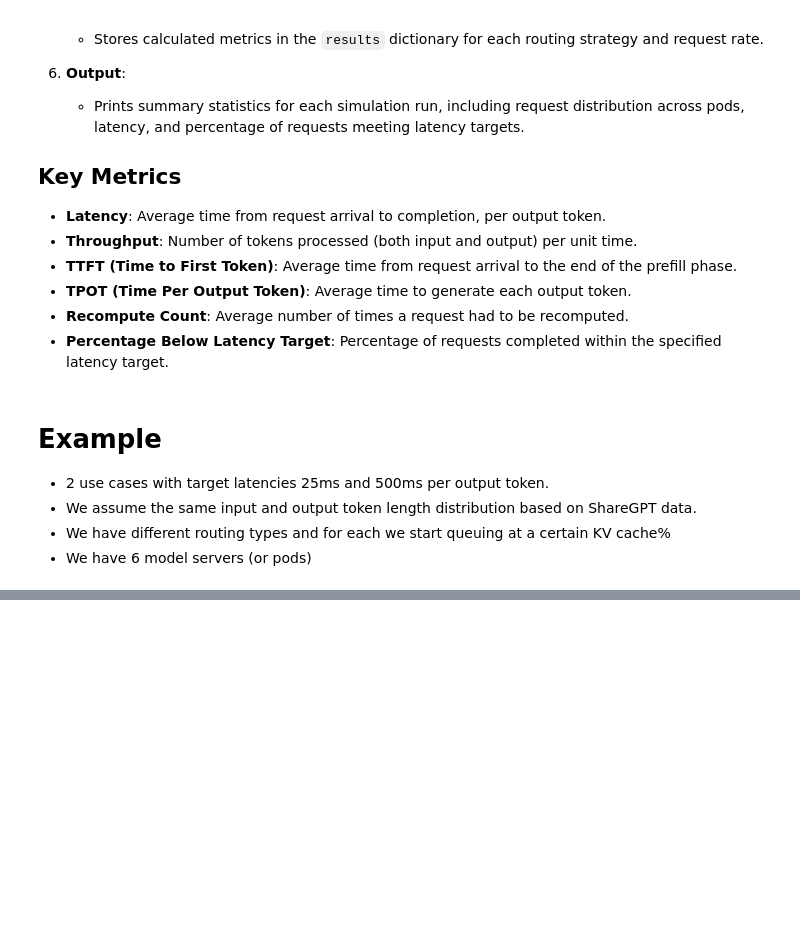
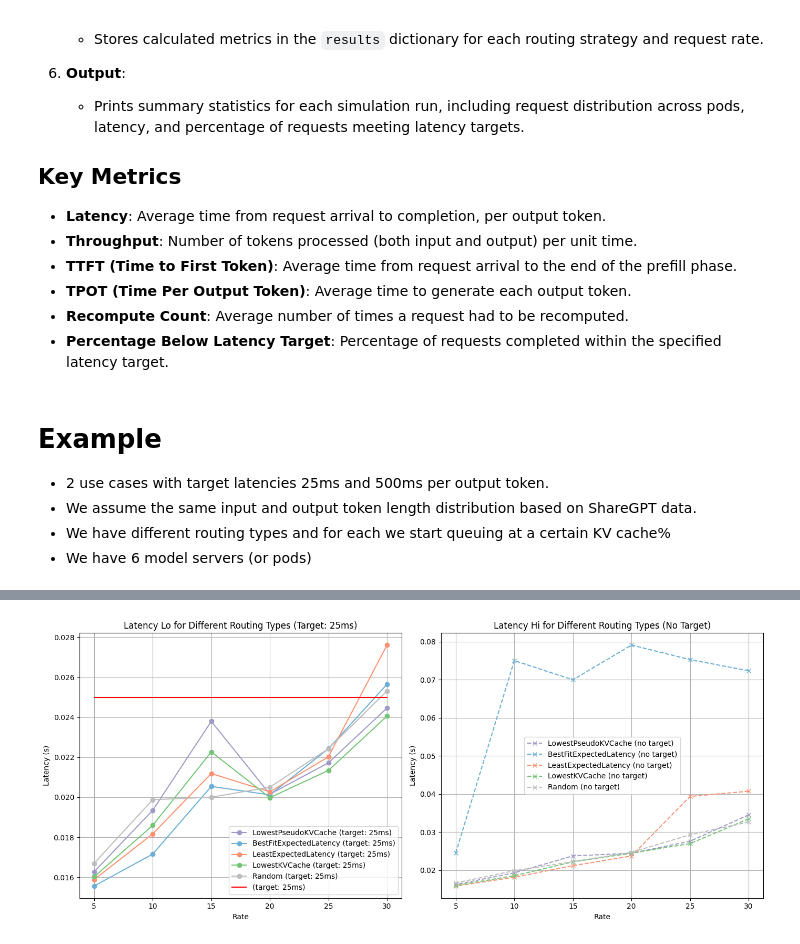
Before and after one commit to tomatillo-and-multiverse/lora-inference-gateway, a Jupyter notebook: simulations/llm_inference_gateway_simulation_ext.ipynb, the cells around one changed output, grey strips where cells are left out. Saved outputs shown, nothing was run; the diff lists cells and outputs as text; code cells hidden in the pictures; blank space fills up the shorter version.

```diff
--- a/simulations/llm_inference_gateway_simulation_ext.ipynb
+++ b/simulations/llm_inference_gateway_simulation_ext.ipynb
@@ -1482,3 +1509,75 @@ plt.show()
+# %%
+import matplotlib.pyplot as plt
+
+# Define a color map for each routing type with milder colors (pastel shades)
+routing_colors = {
+    'smart': '#6baed6',        # Light blue
+    'least': '#74c476',        # Light green
+    'leastlatency': '#fc9272', # Light red
+    'leastPseudo': '#9e9ac8',  # Light purple
+    'random': '#bdbdbd'        # Grey
+}
+
+# Create side-by-side subplots
+fig, (ax1, ax2) = plt.subplots(1, 2, figsize=(14, 6))
+
+# Plot latency_lo for each routing type (target: 25ms) in the first subplot
+for routing_type in results.keys():
+    routing_type_name = "Random"
+    if routing_type == 'smart':
+        routing_type_name = "BestFitExpectedLatency"
+    elif routing_type == 'least':
+        routing_type_name = "LowestKVCache"
+    elif routing_type == 'leastlatency':
+        routing_type_name = "LeastExpectedLatency"
+    elif routing_type == 'leastPseudo':
+        routing_type_name = "LowestPseudoKVCache"
+
+    color = routing_colors.get(routing_type, 'black')  # Default to black if not specified
+
+    # Plot latency_lo in the first subplot (target: 25ms)
+    ax1.plot(rates_lo, results[routing_type]['latency_lo'], marker='o', linestyle='-', label=f'{routing_type_name} (target: 25ms)', color=color)
+
+# Add labels and a reference line for 25ms in the first subplot
+ax1.plot(rates_lo, [0.025] * len(rates_lo), linestyle='-', label='(target: 25ms)', color='red')
+ax1.set_xlabel('Rate')
+ax1.set_ylabel('Latency (s)')
+ax1.set_title('Latency Lo for Different Routing Types (Target: 25ms)')
+ax1.legend()
+ax1.grid(True)
+
+# Plot latency_hi for each routing type (target: 500ms) in the second subplot
+for routing_type in results.keys():
+    routing_type_name = "Random"
+    if routing_type == 'smart':
+        routing_type_name = "BestFitExpectedLatency"
+    elif routing_type == 'least':
+        routing_type_name = "LowestKVCache"
+    elif routing_type == 'leastlatency':
+        routing_type_name = "LeastExpectedLatency"
+    elif routing_type == 'leastPseudo':
+        routing_type_name = "LowestPseudoKVCache"
+
+    color = routing_colors.get(routing_type, 'black')  # Default to black if not specified
+
+    # Plot latency_hi in the second subplot (target: 500ms)
+    ax2.plot(rates_hi, results[routing_type]['latency_hi'], marker='x', linestyle='--', label=f'{routing_type_name} (no target)', color=color)
+
+# Add labels and a reference line for 500ms in the second subplot
+#ax2.plot(rates_hi, [0.5] * len(rates_hi), linestyle='-', label='(no target)', color='red')
+ax2.set_xlabel('Rate')
+ax2.set_ylabel('Latency (s)')
+ax2.set_title('Latency Hi for Different Routing Types (No Target)')
+ax2.legend()
+ax2.grid(True)
+
+# Adjust layout for better spacing
+plt.tight_layout()
+
+# Show the plot
+plt.show()
+# %% [output]
+[figure, added]
 # %%
 import matplotlib.pyplot as plt
 
```
Also changed, not shown: parts of 12 cells of this notebook.
